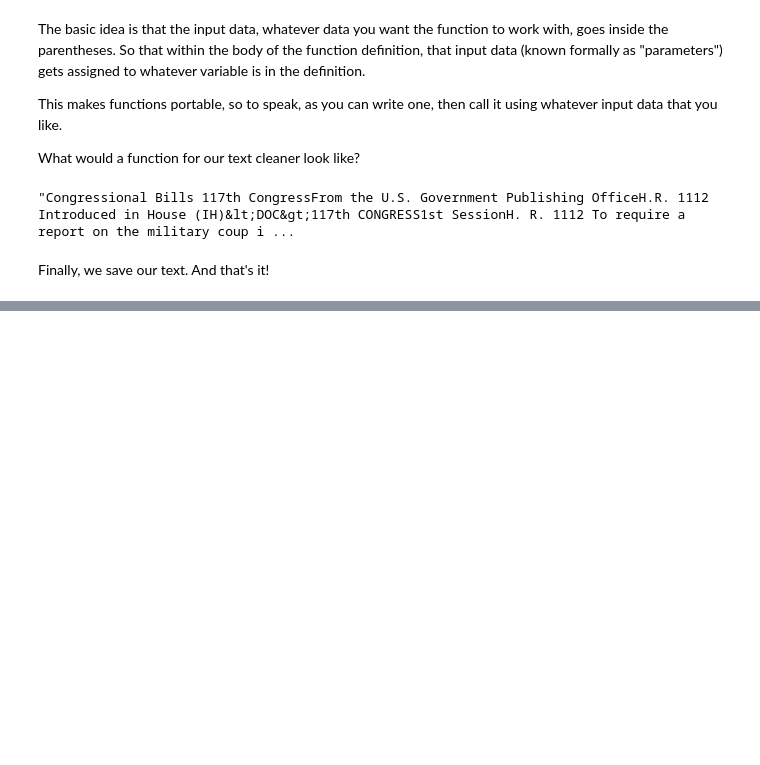
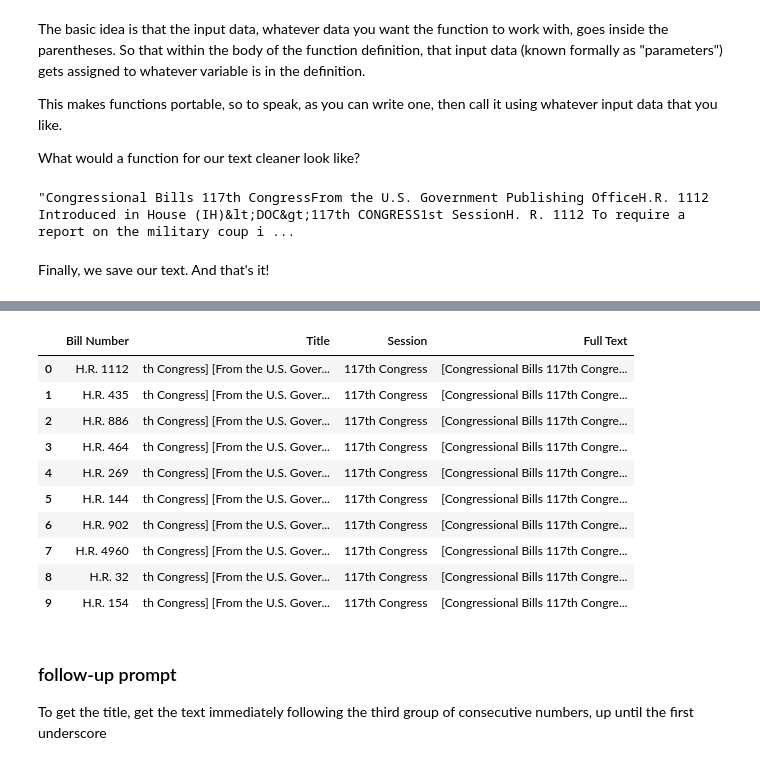
Before and after one commit to gofilipa/664, a Jupyter notebook: _build/jupyter_execute/analyzing/cleaning/cleaning.ipynb, the cells around one changed output, grey strips where cells are left out. Cells and saved outputs as stored; diff of their text form; code cells hidden in the pictures; blank space fills up the shorter version.

```diff
--- a/_build/jupyter_execute/analyzing/cleaning/cleaning.ipynb
+++ b/_build/jupyter_execute/analyzing/cleaning/cleaning.ipynb
@@ -112,0 +334,47 @@ with open('clean_sample.txt', 'w') as f:
+# %%
+# Function to extract metadata from a bill
+def extract_metadata(bill_text):
+    bill_number_match = re.search(r"H\.R\. \d+", bill_text)
+
+    # Find the third number occurrence (bill number and other numbers)
+    number_matches = re.findall(r"\d+", bill_text)
+    if len(number_matches) >= 3:
+        # Find text after the third occurrence of numbers, stopping at the first underscore
+        title_start = bill_text.find(number_matches[2]) + len(number_matches[2])  # After the third number
+        title_end = bill_text.find("_", title_start)  # Stop at the first underscore
+        title = bill_text[title_start:title_end].strip() if title_end != -1 else bill_text[title_start:].strip()
+    else:
+        title = "No Title Found"
+
+    session_match = re.search(r"\[Congressional Bills (\d+th Congress)\]", bill_text)
+
+    bill_number = bill_number_match.group(0) if bill_number_match else "Unknown"
+    session = session_match.group(1) if session_match else "Unknown Session"
+
+    return {
+        "Bill Number": bill_number,
+        "Title": title,
+        "Session": session,
+        "Full Text": bill_text
+    }
+# %%
+bills_metadata = [extract_metadata(bill) for bill in bills]
+# %%
+df = pd.DataFrame(bills_metadata)
+# %%
+df
+# %% [output]
+|  | Bill Number | Title | Session | Full Text |
+| 0 | H.R. 1112 | th Congress] [From the U.S. Gover... | 117th Congress | [Congressional Bills 117th Congre... |
+| 1 | H.R. 435 | th Congress] [From the U.S. Gover... | 117th Congress | [Congressional Bills 117th Congre... |
+| 2 | H.R. 886 | th Congress] [From the U.S. Gover... | 117th Congress | [Congressional Bills 117th Congre... |
+| 3 | H.R. 464 | th Congress] [From the U.S. Gover... | 117th Congress | [Congressional Bills 117th Congre... |
+| 4 | H.R. 269 | th Congress] [From the U.S. Gover... | 117th Congress | [Congressional Bills 117th Congre... |
+| 5 | H.R. 144 | th Congress] [From the U.S. Gover... | 117th Congress | [Congressional Bills 117th Congre... |
+| 6 | H.R. 902 | th Congress] [From the U.S. Gover... | 117th Congress | [Congressional Bills 117th Congre... |
+| 7 | H.R. 4960 | th Congress] [From the U.S. Gover... | 117th Congress | [Congressional Bills 117th Congre... |
+| 8 | H.R. 32 | th Congress] [From the U.S. Gover... | 117th Congress | [Congressional Bills 117th Congre... |
+| 9 | H.R. 154 | th Congress] [From the U.S. Gover... | 117th Congress | [Congressional Bills 117th Congre... |
+# %% [markdown]
+### follow-up prompt
+To get the title, get the text immediately following the third group of consecutive numbers, up until the first underscore
```
Also changed, not shown: parts of 41 cells of this notebook, 17 other files.
